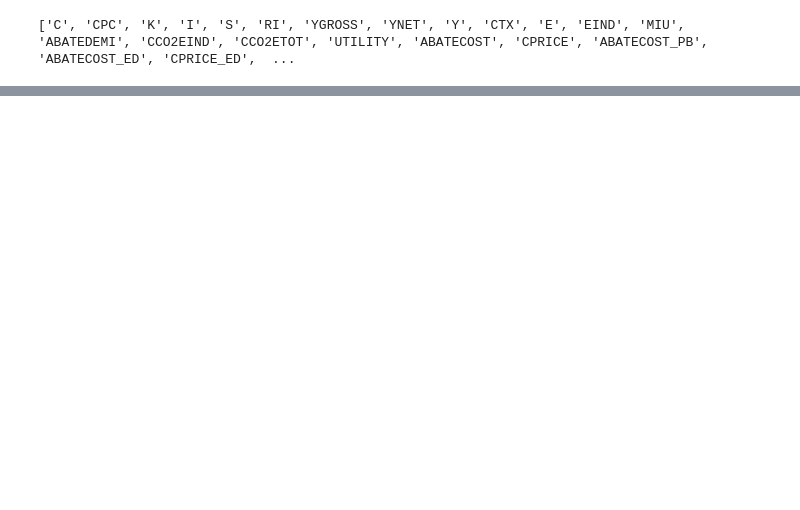
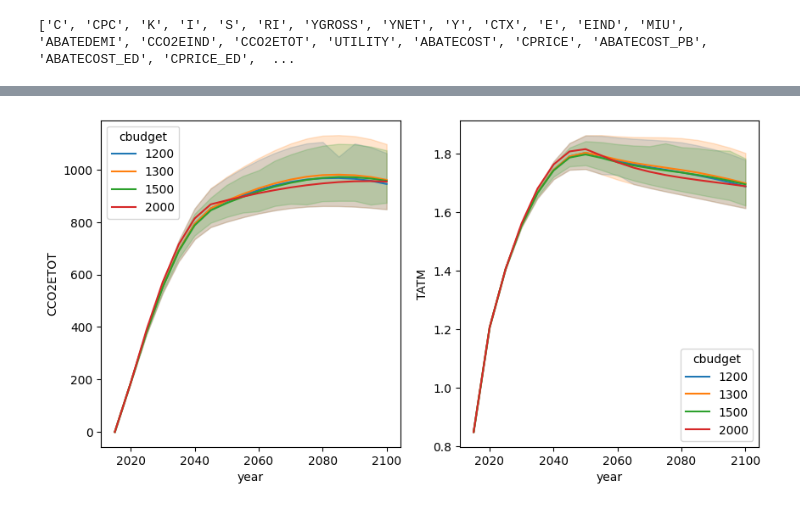
Before and after one commit to DanielPerezF/ClimateChange-WISE-project, a Jupyter notebook: exploratory.ipynb, the cells around one changed output, grey strips where cells are left out. Cells and saved outputs as stored; diff of their text form; code cells hidden in the pictures; blank space fills up the shorter version.

```diff
--- a/exploratory.ipynb
+++ b/exploratory.ipynb
@@ -152,0 +79,11 @@ pd.pivot_table(cbudget800[cbudget800['year'] <= 2100],'E','year','region')
+# %%
+non_reg = read_scenarios(paths,['CCO2ETOT','TATM'])
+non_reg['ssp'] = non_reg['scen'].str.slice(0,4)
+non_reg['cbudget'] = non_reg['scen'].str.slice(-4)
+# %%
+fig,axs = plt.subplots(1,2,figsize=(10,5))
+sns.lineplot(data=non_reg[non_reg['year'] <= 2100],x='year',y='CCO2ETOT',hue='cbudget',ax=axs[0])
+sns.lineplot(data=non_reg[non_reg['year'] <= 2100],x='year',y='TATM',hue='cbudget',ax=axs[1])
+plt.show()
+# %% [output]
+[figure, added]
```
Also changed, not shown: parts of 17 cells of this notebook.
